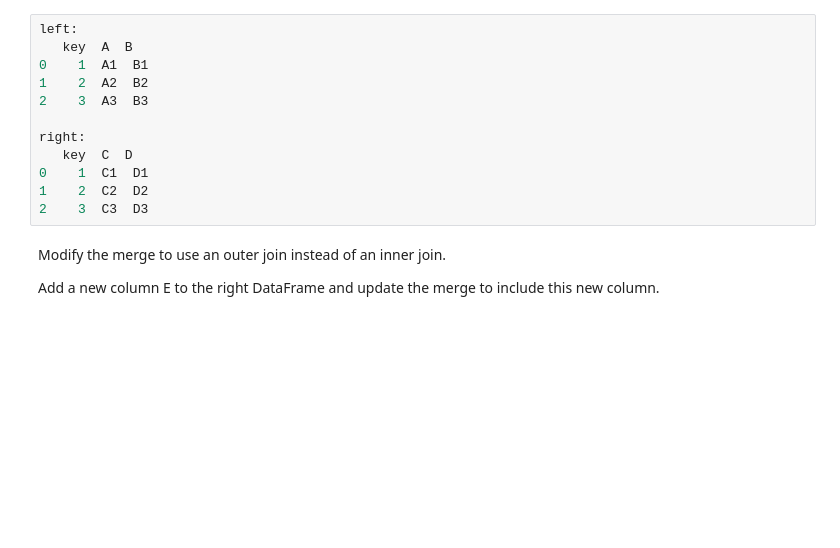
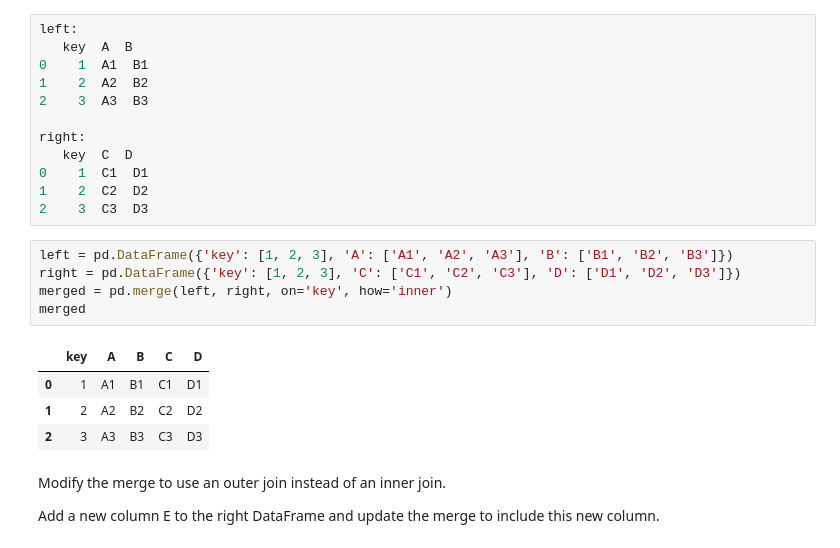
Before and after one commit to manarbensa/tp1, a Jupyter notebook: pandas.ipynb, the cells around one changed output. Saved outputs shown, nothing was run; the diff lists cells and outputs as text; blank space fills up the shorter version.

```diff
--- a/pandas.ipynb
+++ b/pandas.ipynb
@@ -114,6 +142,16 @@ right:
 0    1  C1  D1
 1    2  C2  D2
 2    3  C3  D3
+# %%
+left = pd.DataFrame({'key': [1, 2, 3], 'A': ['A1', 'A2', 'A3'], 'B': ['B1', 'B2', 'B3']})
+right = pd.DataFrame({'key': [1, 2, 3], 'C': ['C1', 'C2', 'C3'], 'D': ['D1', 'D2', 'D3']})
+merged = pd.merge(left, right, on='key', how='inner')
+merged
+# %% [output]
+|  | key | A | B | C | D |
+| 0 | 1 | A1 | B1 | C1 | D1 |
+| 1 | 2 | A2 | B2 | C2 | D2 |
+| 2 | 3 | A3 | B3 | C3 | D3 |
 # %% [markdown]
 Modify the merge to use an outer join instead of an inner join.
 
```
Also changed, not shown: parts of 25 cells of this notebook.
